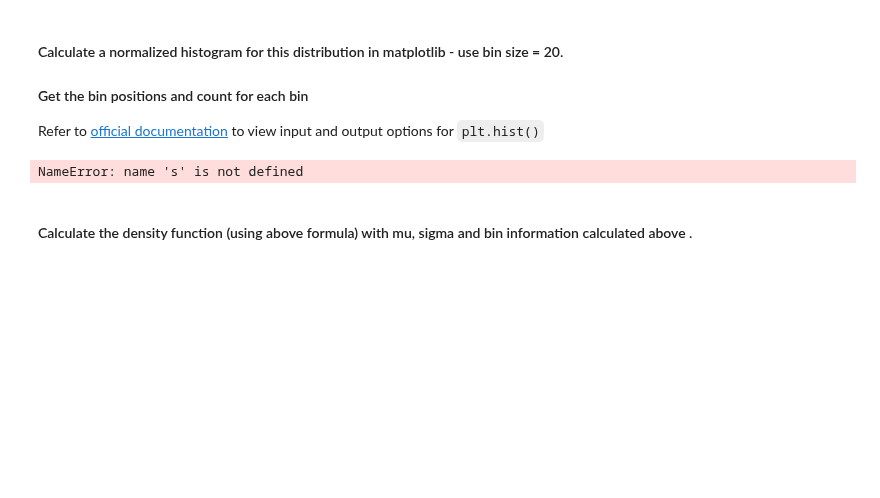
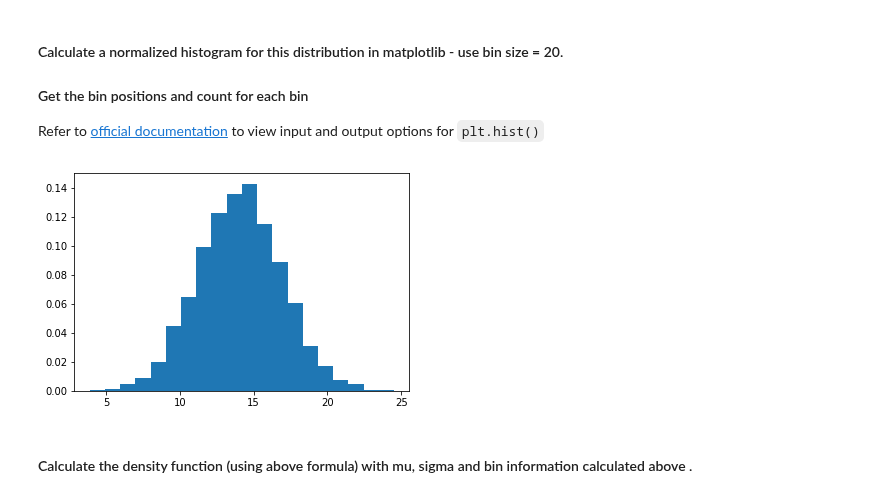
Before and after one commit to amitrani6/dsc-1-09-13-normal-gaussian-distributions-lab-nyc-ds-career-031119, a Jupyter notebook: index.ipynb, the cells around one changed output. Drawn from its saved outputs; the diff is of its cells as text; code cells hidden in the pictures; blank space fills up the shorter version.

```diff
--- a/index.ipynb
+++ b/index.ipynb
@@ -35,9 +35,9 @@ Refer to [official documentation](https://matplotlib.org/api/_as_gen/matplotlib.
 # %%
 import matplotlib.pyplot as plt
 # Create the bins and histogram
-count, bins, ignored = plt.hist(s, 20, density=True)
+count, bins, ignored = plt.hist(normal_distribution, 20, density=True)
 # %% [output]
-NameError: name 's' is not defined
+[figure, added]
 # %% [markdown]
 #### Calculate the density function (using above formula) with mu, sigma and bin information calculated above .
 # %%
```
